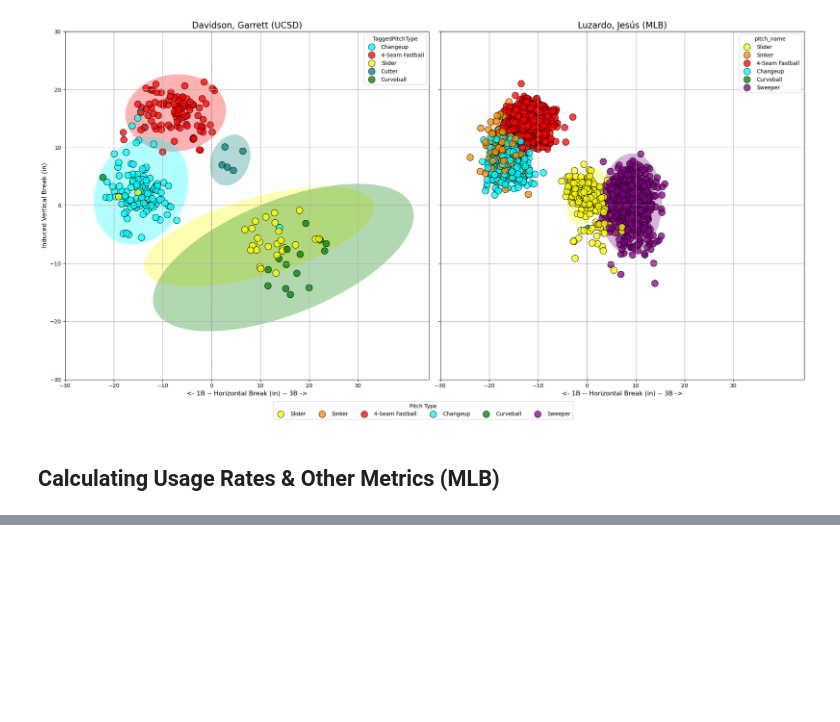
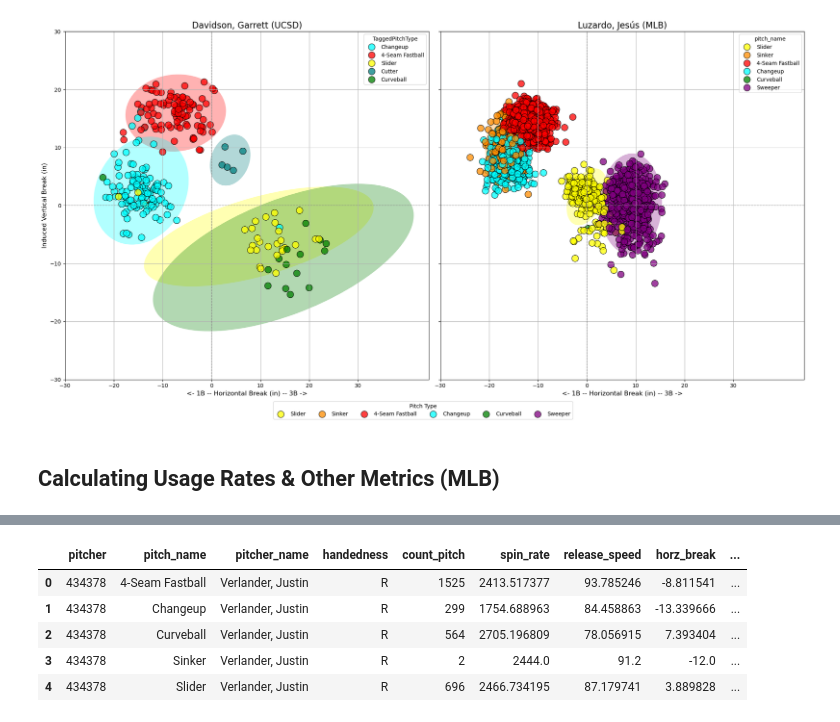
Before and after one commit to jackkalsched/UCSD_Baseball_25, a Jupyter notebook: Pitching/mlb arsenal comparisons/big_league_comparison.ipynb, the cells around one changed output, grey strips where cells are left out. Saved outputs shown, nothing was run; the diff lists cells and outputs as text; code cells hidden in the pictures; blank space fills up the shorter version.

```diff
--- a/Pitching/mlb arsenal comparisons/big_league_comparison.ipynb
+++ b/Pitching/mlb arsenal comparisons/big_league_comparison.ipynb
@@ -695,0 +677,9 @@ compare_pitchers('Davidson, Garrett', 'Luzardo, Jesús', trackman, statcast_data
+# %%
+mlb_pitchers.head()
+# %% [output]
+|  | pitcher | pitch_name | pitcher_name | handedness | count_pitch | spin_rate | release_speed | horz_break | ... |
+| 0 | 434378 | 4-Seam Fastball | Verlander, Justin | R | 1525 | 2413.517377 | 93.785246 | -8.811541 | ... |
+| 1 | 434378 | Changeup | Verlander, Justin | R | 299 | 1754.688963 | 84.458863 | -13.339666 | ... |
+| 2 | 434378 | Curveball | Verlander, Justin | R | 564 | 2705.196809 | 78.056915 | 7.393404 | ... |
+| 3 | 434378 | Sinker | Verlander, Justin | R | 2 | 2444.0 | 91.2 | -12.0 | ... |
+| 4 | 434378 | Slider | Verlander, Justin | R | 696 | 2466.734195 | 87.179741 | 3.889828 | ... |
```
Also changed, not shown: parts of 6 cells of this notebook.
